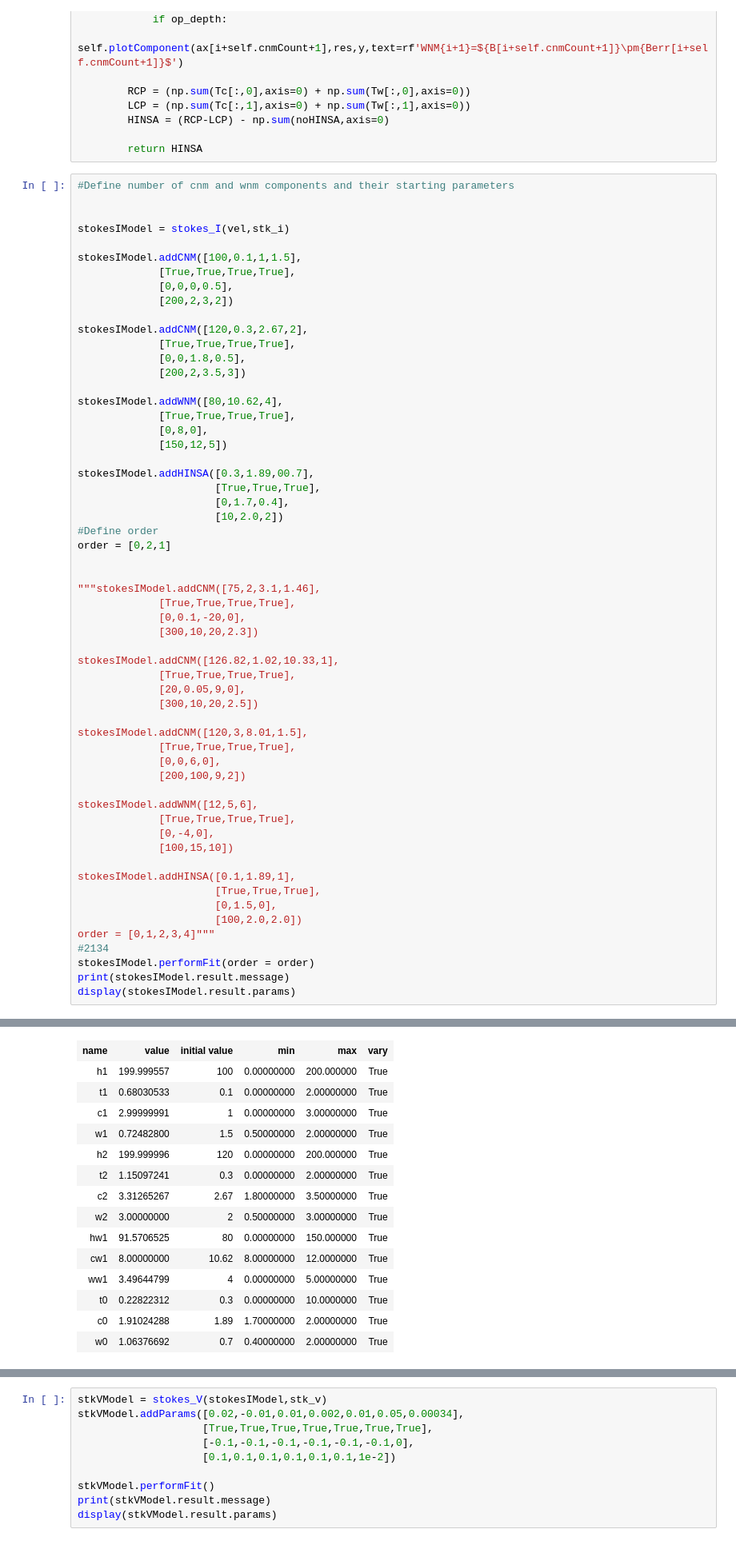
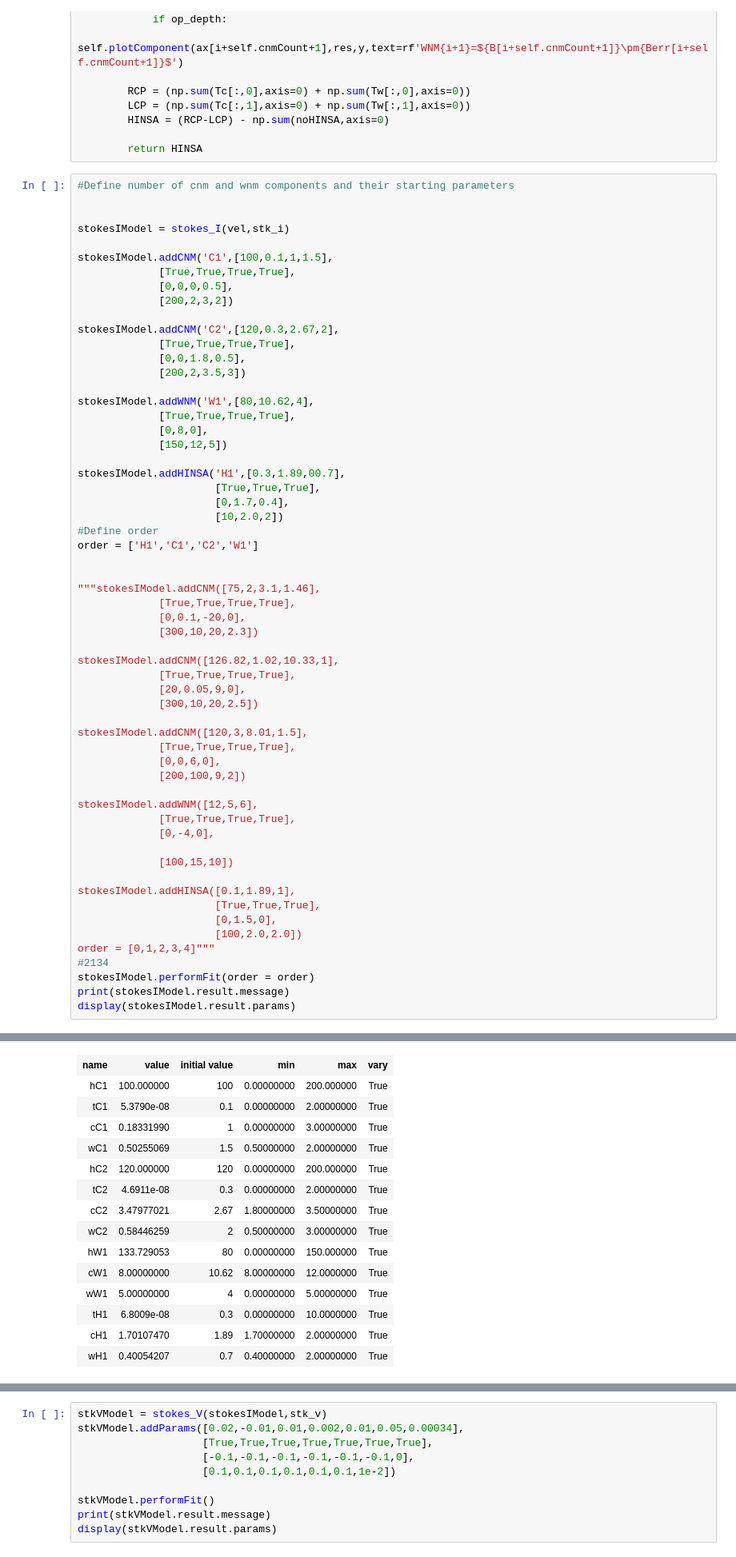
Before and after one commit to UjwalReddy267/ZeemanStokes, a Jupyter notebook: autofit.ipynb, the cells around one changed output, grey strips where cells are left out. Shown: that part at 80% size. Saved outputs shown, nothing was run; the diff lists cells and outputs as text.

```diff
--- a/autofit.ipynb
+++ b/autofit.ipynb
@@ -343,27 +356,27 @@ class stokes_V:
 
 stokesIModel = stokes_I(vel,stk_i)
 
-stokesIModel.addCNM([100,0.1,1,1.5],
+stokesIModel.addCNM('C1',[100,0.1,1,1.5],
              [True,True,True,True],
              [0,0,0,0.5],
              [200,2,3,2])
 
-stokesIModel.addCNM([120,0.3,2.67,2],
+stokesIModel.addCNM('C2',[120,0.3,2.67,2],
              [True,True,True,True],
              [0,0,1.8,0.5],
              [200,2,3.5,3])
 
-stokesIModel.addWNM([80,10.62,4],
+stokesIModel.addWNM('W1',[80,10.62,4],
              [True,True,True,True],
              [0,8,0],
              [150,12,5])
 
-stokesIModel.addHINSA([0.3,1.89,00.7],
+stokesIModel.addHINSA('H1',[0.3,1.89,00.7],
                       [True,True,True],
                       [0,1.7,0.4],
                       [10,2.0,2])
 #Define order
-order = [0,2,1]
+order = ['H1','C1','C2','W1']
 
 
 """stokesIModel.addCNM([75,2,3.1,1.46],
@@ -384,6 +397,7 @@ stokesIModel.addCNM([120,3,8.01,1.5],
 stokesIModel.addWNM([12,5,6],
              [True,True,True,True],
              [0,-4,0],
+
              [100,15,10])
 
 stokesIModel.addHINSA([0.1,1.89,1],
@@ -399,16 +415,16 @@ display(stokesIModel.result.params)
 Fit succeeded. Could not estimate error-bars.
 | name | value | initial value | min | max | vary |
-| h1 | 199.999557 | 100 | 0.00000000 | 200.000000 | True |
-| t1 | 0.68030533 | 0.1 | 0.00000000 | 2.00000000 | True |
-| c1 | 2.99999991 | 1 | 0.00000000 | 3.00000000 | True |
-| w1 | 0.72482800 | 1.5 | 0.50000000 | 2.00000000 | True |
-| h2 | 199.999996 | 120 | 0.00000000 | 200.000000 | True |
-| t2 | 1.15097241 | 0.3 | 0.00000000 | 2.00000000 | True |
-| c2 | 3.31265267 | 2.67 | 1.80000000 | 3.50000000 | True |
-| w2 | 3.00000000 | 2 | 0.50000000 | 3.00000000 | True |
-| hw1 | 91.5706525 | 80 | 0.00000000 | 150.000000 | True |
-| cw1 | 8.00000000 | 10.62 | 8.00000000 | 12.0000000 | True |
-| ww1 | 3.49644799 | 4 | 0.00000000 | 5.00000000 | True |
-| t0 | 0.22822312 | 0.3 | 0.00000000 | 10.0000000 | True |
-| c0 | 1.91024288 | 1.89 | 1.70000000 | 2.00000000 | True |
-| w0 | 1.06376692 | 0.7 | 0.40000000 | 2.00000000 | True |
+| hC1 | 100.000000 | 100 | 0.00000000 | 200.000000 | True |
+| tC1 | 5.3790e-08 | 0.1 | 0.00000000 | 2.00000000 | True |
+| cC1 | 0.18331990 | 1 | 0.00000000 | 3.00000000 | True |
+| wC1 | 0.50255069 | 1.5 | 0.50000000 | 2.00000000 | True |
+| hC2 | 120.000000 | 120 | 0.00000000 | 200.000000 | True |
+| tC2 | 4.6911e-08 | 0.3 | 0.00000000 | 2.00000000 | True |
+| cC2 | 3.47977021 | 2.67 | 1.80000000 | 3.50000000 | True |
+| wC2 | 0.58446259 | 2 | 0.50000000 | 3.00000000 | True |
+| hW1 | 133.729053 | 80 | 0.00000000 | 150.000000 | True |
+| cW1 | 8.00000000 | 10.62 | 8.00000000 | 12.0000000 | True |
+| wW1 | 5.00000000 | 4 | 0.00000000 | 5.00000000 | True |
+| tH1 | 6.8009e-08 | 0.3 | 0.00000000 | 10.0000000 | True |
+| cH1 | 1.70107470 | 1.89 | 1.70000000 | 2.00000000 | True |
+| wH1 | 0.40054207 | 0.7 | 0.40000000 | 2.00000000 | True |
```
Also changed, not shown: parts of 5 cells of this notebook.
